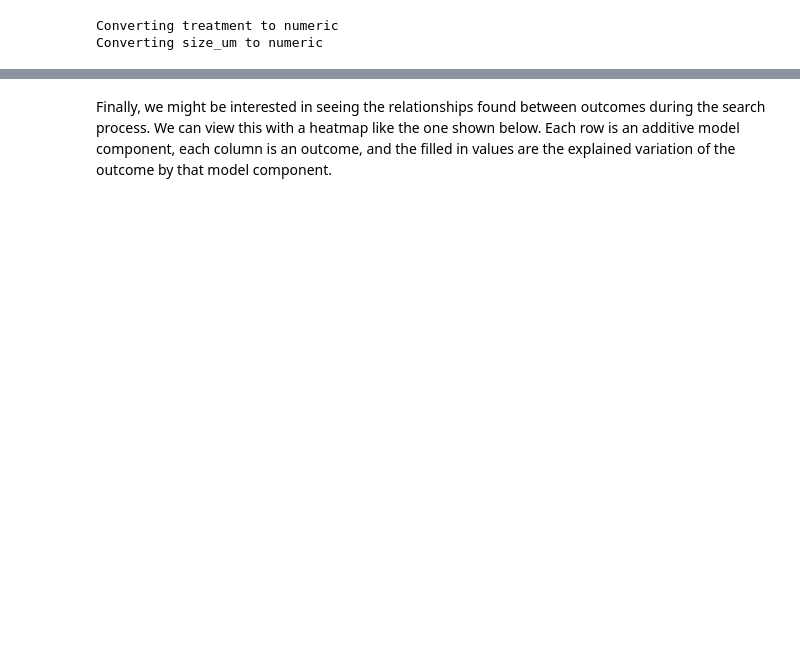
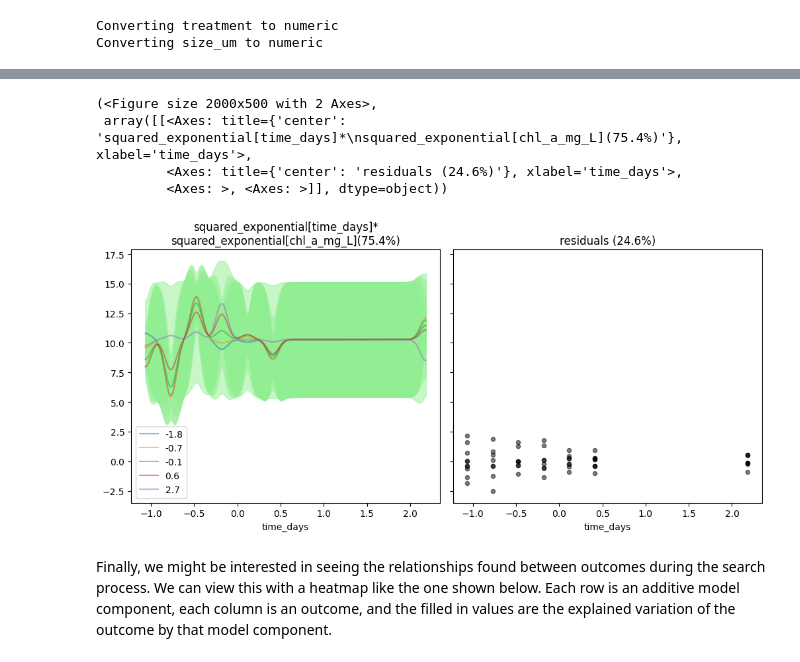
Before and after one commit to omicsEye/waveome, a Jupyter notebook: examples/Marine_microbiome/16S_environment_microbiome_antibiotic_treatments.ipynb, the cells around one changed output, grey strips where cells are left out. Cells and saved outputs as stored; diff of their text form; code cells hidden in the pictures; blank space fills up the shorter version.

```diff
--- a/examples/Marine_microbiome/16S_environment_microbiome_antibiotic_treatments.ipynb
+++ b/examples/Marine_microbiome/16S_environment_microbiome_antibiotic_treatments.ipynb
@@ -194,2 +263,14 @@ gps.plot_parts(
+# %%
+gps.plot_parts(
+    out_label='ASV1',
+    x_axis_label='time_days',
+    #unit_label=0
+)
+# %% [output]
+(<Figure size 2000x500 with 2 Axes>,
+ array([[<Axes: title={'center': 'squared_exponential[time_days]*\nsquared_exponential[chl_a_mg_L](75.4%)'}, xlabel='time_days'>,
+         <Axes: title={'center': 'residuals (24.6%)'}, xlabel='time_days'>,
+         <Axes: >, <Axes: >]], dtype=object))
+[figure, added]
 # %% [markdown]
 Finally, we might be interested in seeing the relationships found between outcomes during the search process. We can view this with a heatmap like the one shown below. Each row is an additive model component, each column is an outcome, and the filled in values are the explained variation of the outcome by that model component.
```
Also changed, not shown: parts of 16 cells of this notebook.
